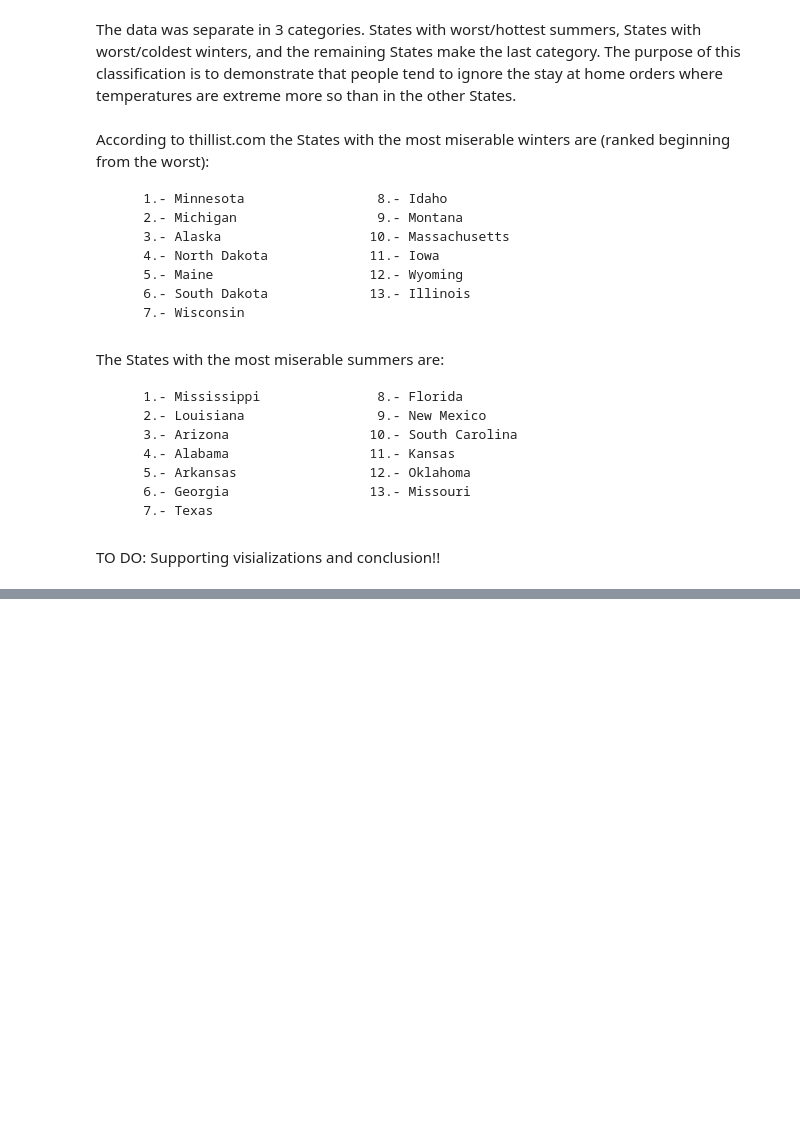
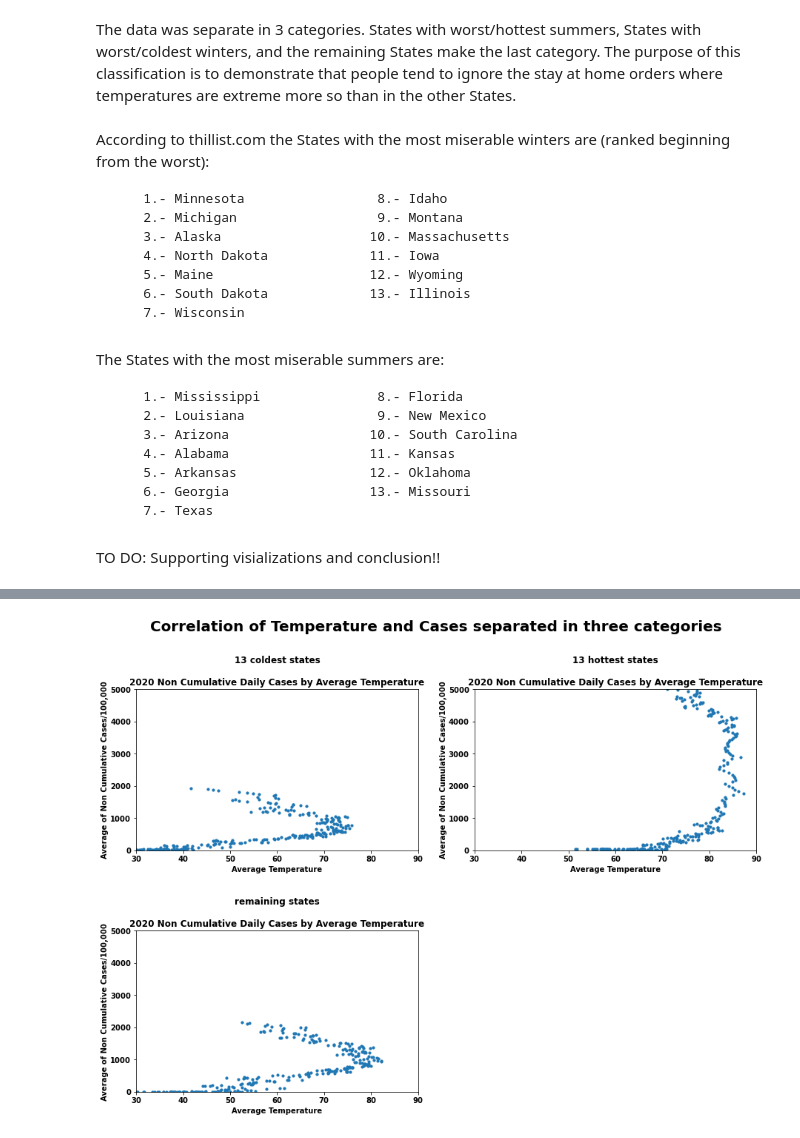
Before and after one commit to asalinas0328/COVID-19_Tempearture_Effects_Study, a Jupyter notebook: COVID19_Temperature_Effects_Research.ipynb, the cells around one changed output, grey strips where cells are left out. Cells and saved outputs as stored; diff of their text form; code cells hidden in the pictures; blank space fills up the shorter version.

```diff
--- a/COVID19_Temperature_Effects_Research.ipynb
+++ b/COVID19_Temperature_Effects_Research.ipynb
@@ -174,0 +316,3 @@ TO DO: Supporting visializations and conclusion!!
+# %%
+cold_df=data_c.loc[data_c['State'].isin(coldest_13_state)].reset_index().drop('index',axis=1)
+cold_df
@@ -174,0 +335,11 @@ TO DO: Supporting visializations and conclusion!!
+# %%
+combined = hottest_13_state + coldest_13_state
+# %%
+normal_states=[]
+
+for i in list(data_c.State.unique()):
+    if i not in combined:
+        normal_states.append(i)
+# %%
+normal_df=data_c.loc[data_c['State'].isin(normal_states)].reset_index().drop('index',axis=1)
+normal_df
@@ -174,0 +360,70 @@ TO DO: Supporting visializations and conclusion!!
+# %%
+fig = plt.figure()
+
+plt.rcParams['figure.figsize'] = [15,10]
+plt.rcParams["font.weight"] = "bold"
+
+fontdict={'fontsize': 12,
+          'weight' : 'bold'}
+
+fontdicty={'fontsize': 10,
+          'weight' : 'bold',
+          'verticalalignment': 'baseline',
+          'horizontalalignment': 'center'}
+
+fontdictx={'fontsize': 10,
+          'weight' : 'bold',
+          'horizontalalignment': 'center'}
+
+plt.subplots_adjust(wspace=0.2, hspace=0.5)
+
+fig.suptitle('Correlation of Temperature and Cases separated in three categories', fontsize=20,fontweight="bold", color="black",
+             position=(0.5,1.01))
+
+#subplot 1
+ax1 = fig.add_subplot(221)
+
+# average temperature per date
+xc=cold_df.groupby('Date')['Avg_Temp'].agg('mean')
+# cases per date
+yc=cold_df.groupby('Date')['NonCumulative_Cases/100,000'].agg('mean')
+
+ax1.scatter(xc, yc,s=10)
+ax1.set_title('13 coldest states\n\n2020 Non Cumulative Daily Cases by Average Temperature', fontdict=fontdict)
+ax1.set_ylabel("Average of Non Cumulative Cases/100,000", fontdict=fontdicty, position=(0,0.5))
+ax1.set_ylim(0,5000,1000)
+ax1.set_xlabel('Average Temperature', fontdict=fontdictx, position=(0.5,0))
+ax1.set_xlim(30,90,10);
+
+ax2 = fig.add_subplot(222)
+
+# average temperature per date
+xh=hot_df.groupby('Date')['Avg_Temp'].agg('mean')
+# cases per date
+yh=hot_df.groupby('Date')['NonCumulative_Cases/100,000'].agg('mean')
+
+ax2.scatter(xh, yh,s=10)
+ax2.set_title('13 hottest states\n\n2020 Non Cumulative Daily Cases by Average Temperature', fontdict=fontdict)
+ax2.set_ylabel("Average of Non Cumulative Cases/100,000", fontdict=fontdicty, position=(0,0.5))
+ax2.set_ylim(0,5000,1000)
+ax2.set_xlabel('Average Temperature', fontdict=fontdictx, position=(0.5,0))
+ax2.set_xlim(30,90,10);
+
+
+ax3 = fig.add_subplot(223)
+
+# average temperature per date
+xn=normal_df.groupby('Date')['Avg_Temp'].agg('mean')
+# cases per date
+yn=normal_df.groupby('Date')['NonCumulative_Cases/100,000'].agg('mean')
+
+ax3.scatter(xn,yn,s=10)
+ax3.set_title('remaining states\n\n2020 Non Cumulative Daily Cases by Average Temperature', fontdict=fontdict)
+ax3.set_ylabel("Average of Non Cumulative Cases/100,000", fontdict=fontdicty, position=(0,0.5))
+ax3.set_ylim(0,5000,1000)
+ax3.set_xlabel('Average Temperature', fontdict=fontdictx, position=(0.5,0))
+ax3.set_xlim(30,90,10);
+
+plt.show()
+# %% [output]
+[figure, added]
```
Also changed, not shown: parts of 18 cells of this notebook.
